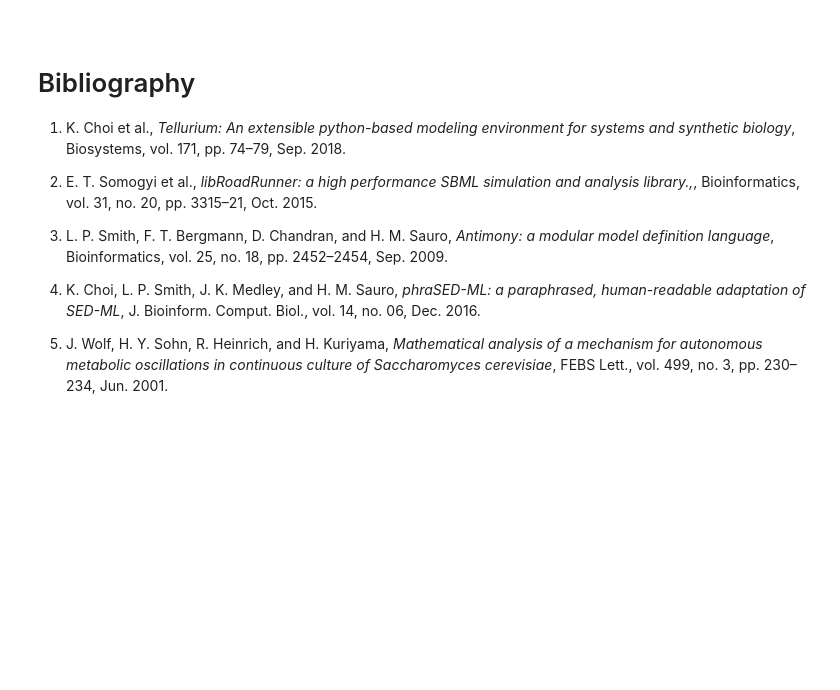
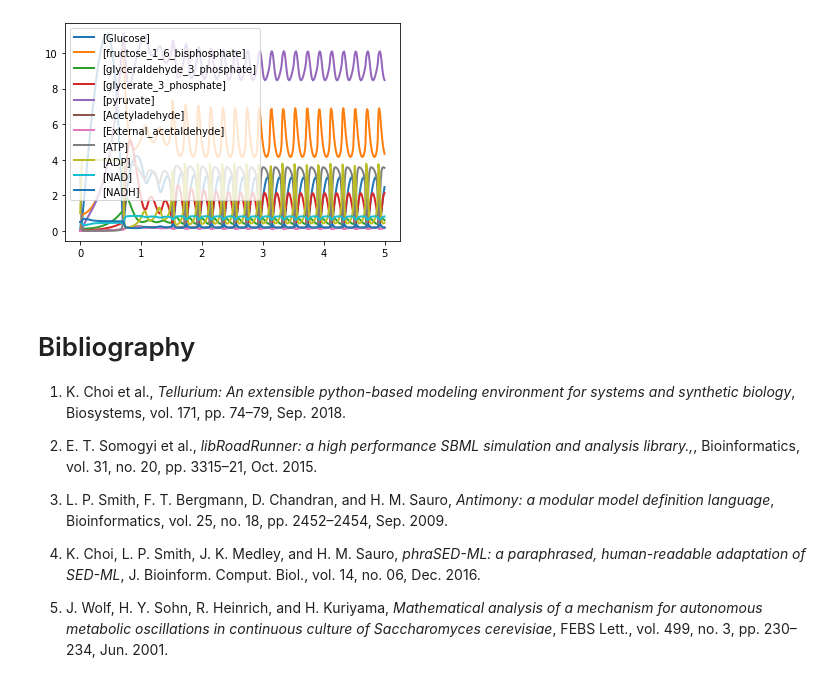
Before and after one commit to hsauro/IntroModelingBook, a Jupyter notebook: model_construction.ipynb, the cells around one changed output. Saved outputs shown, nothing was run; the diff lists cells and outputs as text; code cells hidden in the pictures; blank space fills up the shorter version.

```diff
--- a/model_construction.ipynb
+++ b/model_construction.ipynb
@@ -205,3 +206,81 @@ end
+# %%
+import tellurium as te
+antimony_str = '''
+// Created by libAntimony v2.12.0
+model *Jana_WolfGlycolysis()
+
+  // Compartments and Species:
+  compartment compartment_;
+  species Glucose in compartment_, fructose_1_6_bisphosphate in compartment_;
+  species glyceraldehyde_3_phosphate in compartment_, glycerate_3_phosphate in compartment_;
+  species pyruvate in compartment_, Acetyladehyde in compartment_, External_acetaldehyde in compartment_;
+  species ATP in compartment_, ADP in compartment_, NAD in compartment_, NADH in compartment_;
+  species $External_glucose in compartment_, $ethanol in compartment_, $Glycerol in compartment_;
+  species $Sink in compartment_;
+
+  // Reactions:
+  J0: $External_glucose => Glucose; J0_inputFlux;
+  J1: Glucose + 2 ATP => fructose_1_6_bisphosphate + 2 ADP; J1_k1*Glucose*ATP*(1/(1 + (ATP/J1_Ki)^J1_n));
+  J2: fructose_1_6_bisphosphate => glyceraldehyde_3_phosphate + glyceraldehyde_3_phosphate; J2_k*fructose_1_6_bisphosphate;
+  J3: glyceraldehyde_3_phosphate + NADH => NAD + $Glycerol; J3_k*glyceraldehyde_3_phosphate*NADH;
+  J4: glyceraldehyde_3_phosphate + ADP + NAD => ATP + glycerate_3_phosphate + NADH; (J4_kg*J4_kp*glyceraldehyde_3_phosphate*NAD*ADP - J4_ka*J4_kk*glycerate_3_phosphate*ATP*NADH)/(J4_ka*NADH + J4_kp*ADP);
+  J5: glycerate_3_phosphate + ADP => ATP + pyruvate; J5_k*glycerate_3_phosphate*ADP;
+  J6: pyruvate => Acetyladehyde; J6_k*pyruvate;
+  J7: Acetyladehyde + NADH => NAD + $ethanol; J7_k*Acetyladehyde*NADH;
+  J8: Acetyladehyde => External_acetaldehyde; J8_k1*Acetyladehyde - J8_k2*External_acetaldehyde;
+  J9: ATP => ADP; J9_k*ATP;
+  J10: External_acetaldehyde => $Sink; J10_k*External_acetaldehyde;
+
+  // Species initializations:
+  Glucose = 0;
+  fructose_1_6_bisphosphate = 0;
+  glyceraldehyde_3_phosphate = 0;
+  glycerate_3_phosphate = 0;
+  pyruvate = 0;
+  Acetyladehyde = 0;
+  External_acetaldehyde = 0;
+  ATP = 3/compartment_;
+  ADP = 1/compartment_;
+  NAD = 0.5/compartment_;
+  NADH = 0.5/compartment_;
+  External_glucose = 0;
+  ethanol = 0;
+  Glycerol = 0;
+  Sink = 0;
+
+  // Compartment initializations:
+  compartment_ = 1;
+
+  // Variable initializations:
+  J0_inputFlux = 50;
+  J1_k1 = 550;
+  J1_Ki = 1;
+  J1_n = 4;
+  J2_k = 9.8;
+  J3_k = 85.7;
+  J4_kg = 323.8;
+  J4_kp = 76411.1;
+  J4_ka = 57823.1;
+  J4_kk = 23.7;
+  J5_k = 80;
+  J6_k = 9.7;
+  J7_k = 2000;
+  J8_k1 = 375;
+  J8_k2 = 375;
+  J9_k = 28;
+  J10_k = 80;
+
+  // Other declarations:
+  const compartment_, J0_inputFlux, J1_k1, J1_Ki, J1_n, J2_k, J3_k, J4_kg;
+  const J4_kp, J4_ka, J4_kk, J5_k, J6_k, J7_k, J8_k1, J8_k2, J9_k, J10_k;
+end
+'''
+
+wolf = te.loada(antimony_str)
+wolf.simulate(0, 5, 400)
+wolf.plot()
+# %% [output]
+[figure, added]
 # %% [markdown]
 <br>
 <html>
```
Also changed, not shown: parts of 13 cells of this notebook, 4 other files.
